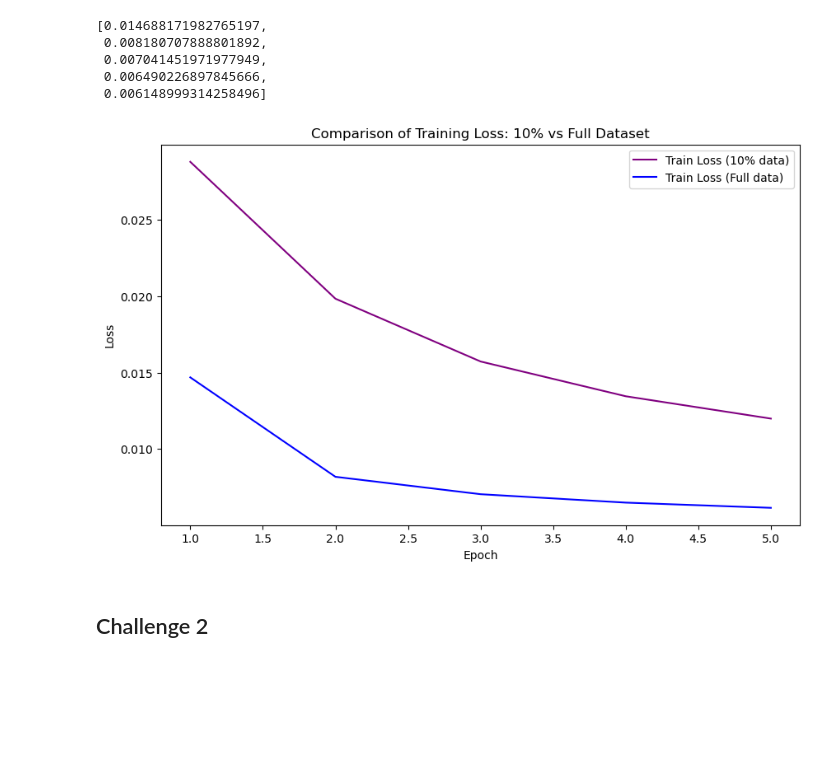
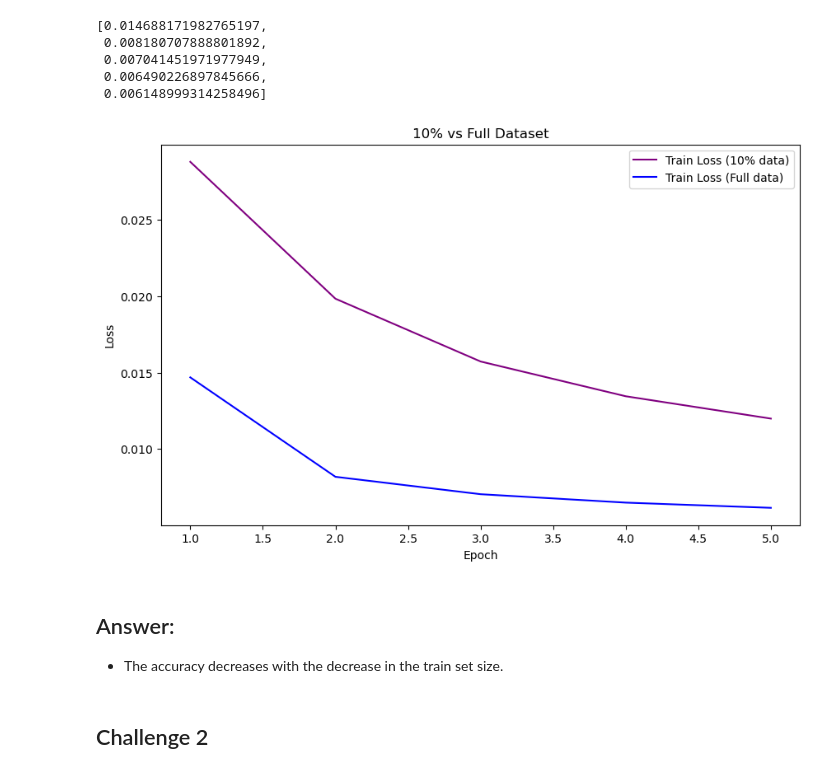
Before and after one commit to EliteApex/DSC-180A, a Jupyter notebook: pytorch_intro.ipynb, the cells around one changed output. Drawn from its saved outputs; the diff is of its cells as text; code cells hidden in the pictures; blank space fills up the shorter version.

```diff
--- a/pytorch_intro.ipynb
+++ b/pytorch_intro.ipynb
@@ -427,14 +427,17 @@ train_losses_full
 # %%
 pl.figure(figsize=(10, 6))
 pl.plot(range(1, 6), train_losses_10_percent, label='Train Loss (10% data)', color='purple')
 pl.plot(range(1, 6), train_losses_full, label='Train Loss (Full data)', color='blue')
 pl.xlabel('Epoch')
 pl.ylabel('Loss')
-pl.title('Comparison of Training Loss: 10% vs Full Dataset')
+pl.title('10% vs Full Dataset')
 pl.legend()
 pl.show()
 # %% [output]
-[figure, old version]
+[figure, new version]
+# %% [markdown]
+## Answer: ##
+- The accuracy decreases with the decrease in the train set size.
 # %% [markdown]
 ## Challenge 2 ##
 # %%
```
Also changed, not shown: parts of 44 cells of this notebook, 11 other files.
